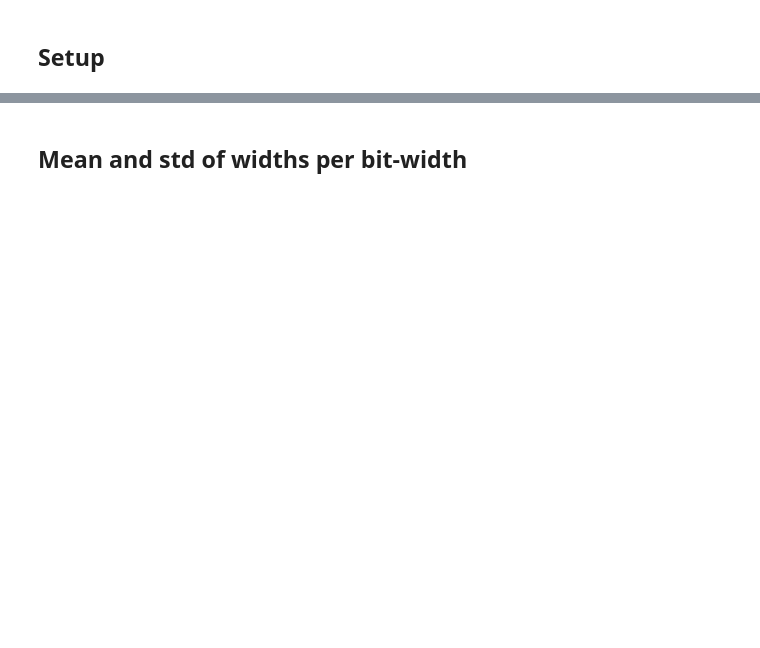
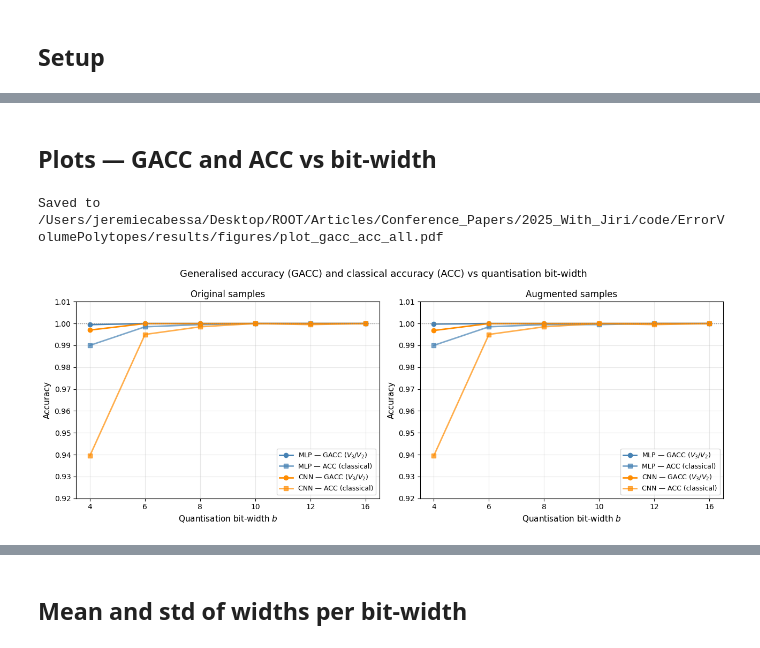
Before and after one commit to JeremCab/ErrorVolumePolytopes, a Jupyter notebook: notebooks/plot_volumes.ipynb, the cells around one changed output, grey strips where cells are left out. Saved outputs shown, nothing was run; the diff lists cells and outputs as text; code cells hidden in the pictures; blank space fills up the shorter version.

```diff
--- a/notebooks/plot_volumes.ipynb
+++ b/notebooks/plot_volumes.ipynb
@@ -18,16 +14,21 @@ This notebook plots two **generalized accuracy** curves (values in $[0, 1]$, clo
 %load_ext autoreload
 %autoreload 2
 
-import json
-import math
-import os
-import sys
+import copy, json, math, os, sys
 from pathlib import Path
 
 import numpy as np
 import matplotlib.pyplot as plt
+import torch
 
 ROOT = Path(os.getcwd()).parent
 sys.path.insert(0, str(ROOT))
+
+from src.models.networks       import FashionMLP_Large, FashionCNN_Small
+from src.quantization.quantize import quantize_model
+
+DEVICE       = torch.device("cpu")
+SAVE_PDF     = True
+RESULTS_ROOT = ROOT / "results"
 print("Project root:", ROOT)
 # %% [output]
@@ -96,0 +219,7 @@ Bits grid: [4, 6, 8, 10, 12, 16]
+# %%
+for label, res in RESULTS.items():
+    bg = res["bits_grid"]
+    print(f"\n{label}  (n={res['n_samples']})")
+    print(f"  {'bits':>5}  {'GACC':>10}  {'ACC':>10}  {'n_zeros':>8}")
+    for i, b in enumerate(bg):
+        print(f"  {b:5d}  {res['gacc'][i]:10.6f}  {res['acc'][b]:10.6f}  {res['n_zeros'][i]:8d}")
@@ -96,0 +244,51 @@ Bits grid: [4, 6, 8, 10, 12, 16]
+# %% [markdown]
+## Plots — GACC and ACC vs bit-width
+# %%
+fig, axes = plt.subplots(1, 2, figsize=(13, 5), sharey=False)
+fig.suptitle(
+    "Generalised accuracy (GACC) and classical accuracy (ACC) vs quantisation bit-width",
+    fontsize=13
+)
+
+colors = {"mlp": "steelblue", "cnn": "darkorange"}
+
+panels = [
+    ("original",  axes[0], ["MLP (original)",  "CNN (original)"]),
+    ("augmented", axes[1], ["MLP (augmented)", "CNN (augmented)"]),
+]
+
+for panel_title, ax, labels in panels:
+    for label in labels:
+        res      = RESULTS[label]
+        mtype    = res["model_type"]
+        bg       = res["bits_grid"]
+        x        = np.arange(len(bg))
+        acc_vals = np.array([res["acc"][b] for b in bg])
+        col      = colors[mtype]
+
+        ax.plot(x, res["gacc"], marker="o", linewidth=2, markersize=6,
+                color=col, linestyle="-",
+                label=f"{mtype.upper()} — GACC ($V_3/V_2$)")
+        ax.plot(x, acc_vals,    marker="s", linewidth=2, markersize=6,
+                color=col, linestyle="-", alpha=0.7,
+                label=f"{mtype.upper()} — ACC (classical)")
+
+    ax.axhline(1.0, color="gray", linestyle=":", linewidth=1)
+    ax.set_title(f"{panel_title.capitalize()} samples", fontsize=12)
+    ax.set_xlabel("Quantisation bit-width $b$", fontsize=11)
+    ax.set_ylabel("Accuracy", fontsize=11)
+    ax.set_xticks(x)
+    ax.set_xticklabels(bg)
+    ax.legend(fontsize=9, loc="lower right")
+    ax.grid(True, alpha=0.3)
+    ax.set_ylim(0.92, 1.01)
+
+plt.tight_layout()
+if SAVE_PDF:
+    path = RESULTS_ROOT / "figures" / "plot_gacc_acc_all.pdf"
+    plt.savefig(path, bbox_inches="tight")
+    print(f"Saved to {path}")
+plt.show()
+# %% [output]
+Saved to /Users/jeremiecabessa/Desktop/ROOT/Articles/Conference_Papers/2025_With_Jiri/code/ErrorVolumePolytopes/results/figures/plot_gacc_acc_all.pdf
+[figure, added]
```
Also changed, not shown: parts of 22 cells of this notebook, 21 other files.
